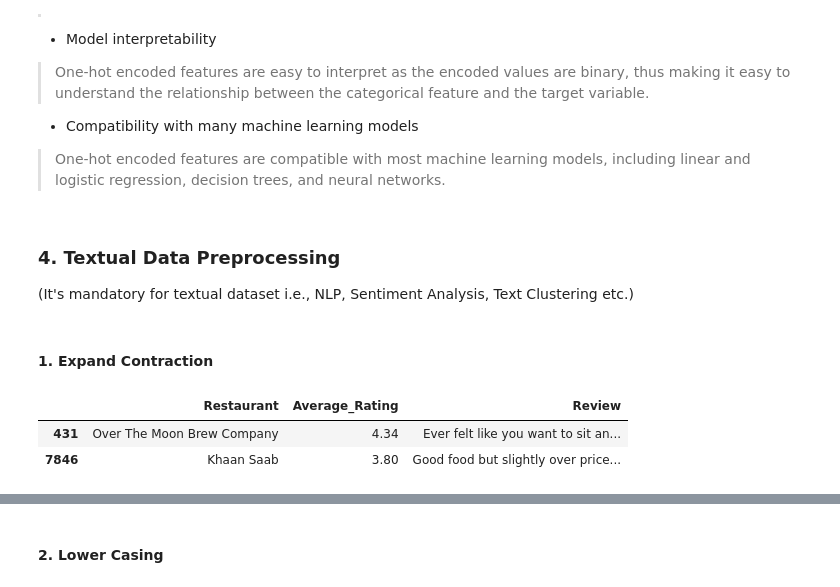
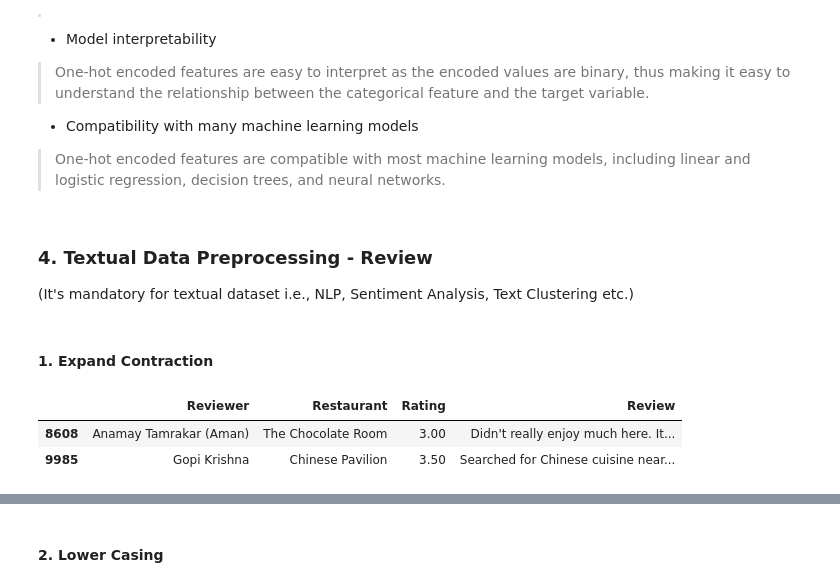
Before and after one commit to abhinav4201/UnSupervised-ML-Zomato-Restaurant-Clustering-and-Sentiment-Analysis, a Jupyter notebook: UnSupervised_ML_Zomato_Restaurant_Clustering_and_Sentiment_Analysis_capstone_project_4.ipynb, the cells around one changed output, grey strips where cells are left out. Drawn from its saved outputs; the diff is of its cells as text; code cells hidden in the pictures.

Commit message:
data transformation time: 00:09 am

```diff
--- a/UnSupervised_ML_Zomato_Restaurant_Clustering_and_Sentiment_Analysis_capstone_project_4.ipynb
+++ b/UnSupervised_ML_Zomato_Restaurant_Clustering_and_Sentiment_Analysis_capstone_project_4.ipynb
@@ -1654,16 +1732,16 @@ Benefit of using one hot encoding:
 * Compatibility with many machine learning models
 > One-hot encoded features are compatible with most machine learning models, including linear and logistic regression, decision trees, and neural networks.
 # %% [markdown]
-### 4. Textual Data Preprocessing
+### 4. Textual Data Preprocessing - Review
 (It's mandatory for textual dataset i.e., NLP, Sentiment Analysis, Text Clustering etc.)
 # %% [markdown]
 #### 1. Expand Contraction
 # %%
-#creating new variable for text processing
-sentiment_df = merged[['Restaurant','Average_Rating','Review']]
+#creating new df for text processing of sentiment analysis
+sentiment_df = review[['Reviewer','Restaurant','Rating','Review']]
 #analysing two random sample
 sentiment_df.sample(2)
 # %% [output]
-|  | Restaurant | Average_Rating | Review |
-| 431 | Over The Moon Brew Company | 4.34 | Ever felt like you want to sit an... |
-| 7846 | Khaan Saab | 3.80 | Good food but slightly over price... |
+|  | Reviewer | Restaurant | Rating | Review |
+| 8608 | Anamay Tamrakar (Aman) | The Chocolate Room | 3.00 | Didn't really enjoy much here. It... |
+| 9985 | Gopi Krishna | Chinese Pavilion | 3.50 | Searched for Chinese cuisine near... |
```
Also changed, not shown: parts of 87 cells of this notebook.
